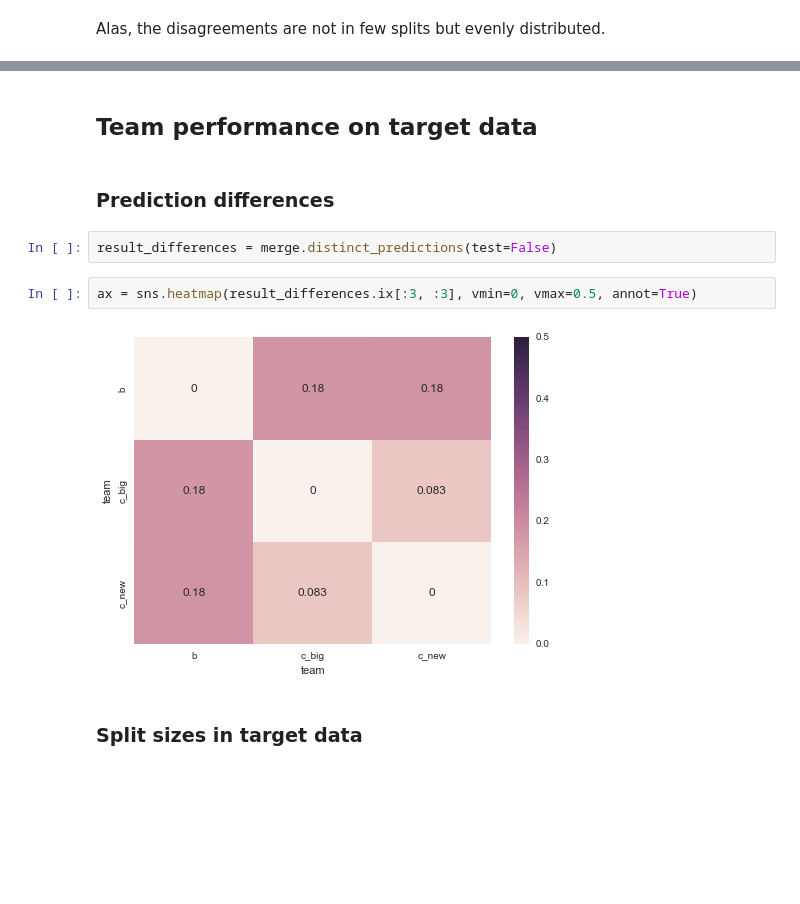
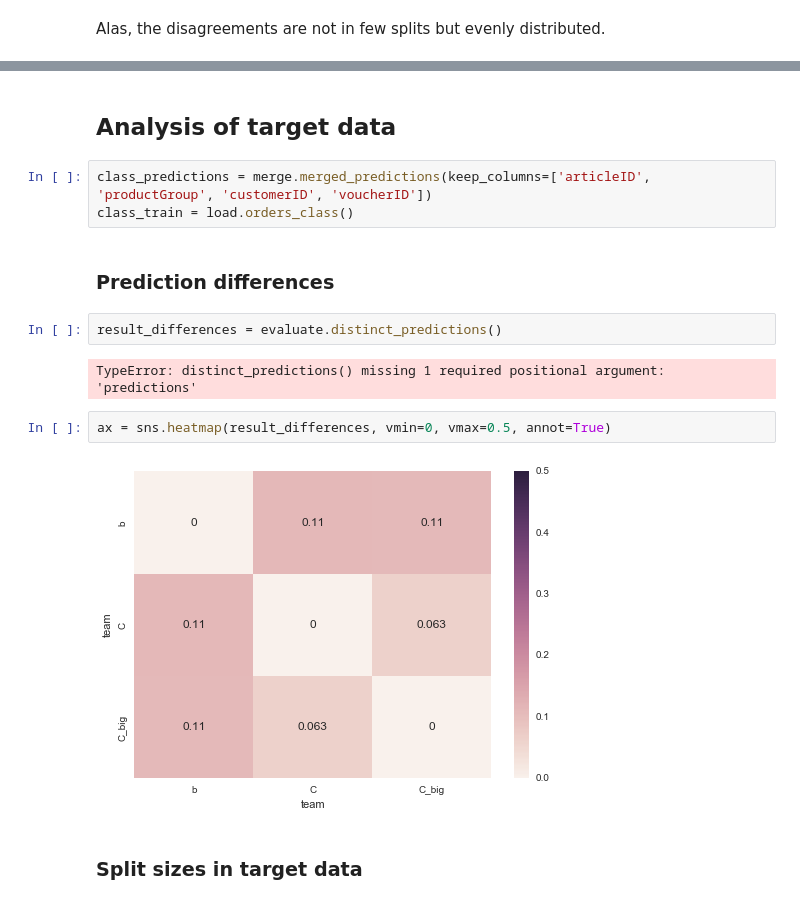
Before and after one commit to busfahren/dmc-results, a Jupyter notebook: merge.ipynb, the cells around one changed output, grey strips where cells are left out. Cells and saved outputs as stored; diff of their text form; blank space fills up the shorter version.

```diff
--- a/merge.ipynb
+++ b/merge.ipynb
@@ -129,13 +97,18 @@ Alas, the disagreements are not in few splits but evenly distributed.
 # %% [markdown]
-## Team performance on target data
+## Analysis of target data
+# %%
+class_predictions = merge.merged_predictions(keep_columns=['articleID', 'productGroup', 'customerID', 'voucherID'])
+class_train = load.orders_class()
 # %% [markdown]
 ### Prediction differences
 # %%
-result_differences = merge.distinct_predictions(test=False)
+result_differences = evaluate.distinct_predictions()
+# %% [output]
+TypeError: distinct_predictions() missing 1 required positional argument: 'predictions'
 # %%
-ax = sns.heatmap(result_differences.ix[:3, :3], vmin=0, vmax=0.5, annot=True)
+ax = sns.heatmap(result_differences, vmin=0, vmax=0.5, annot=True)
 # %% [output]
-[figure, old version]
+[figure, new version]
 # %% [markdown]
 ### Split sizes in target data
 # %%
```
Also changed, not shown: parts of 43 cells of this notebook, 2 other files.
